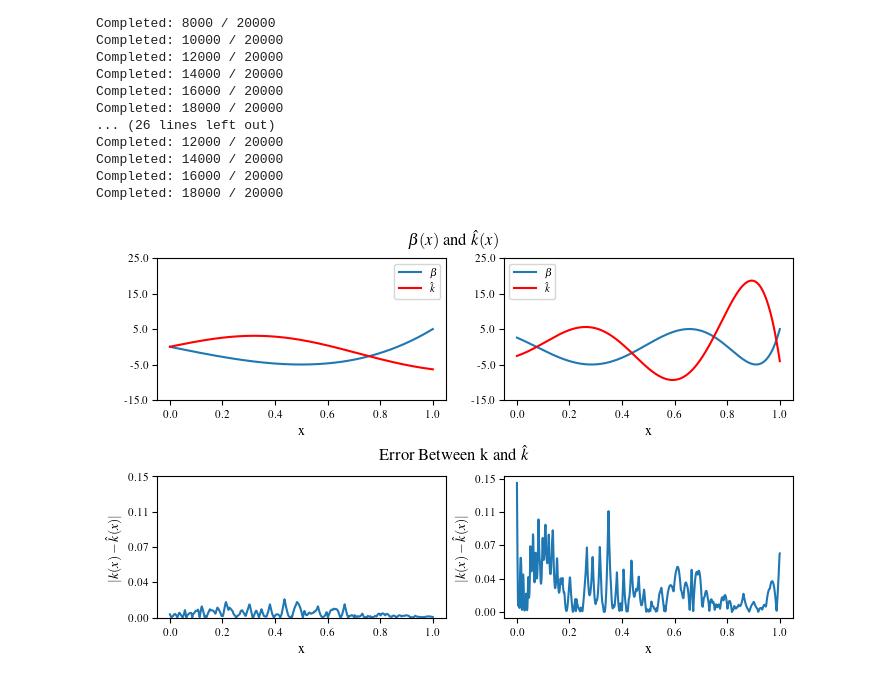
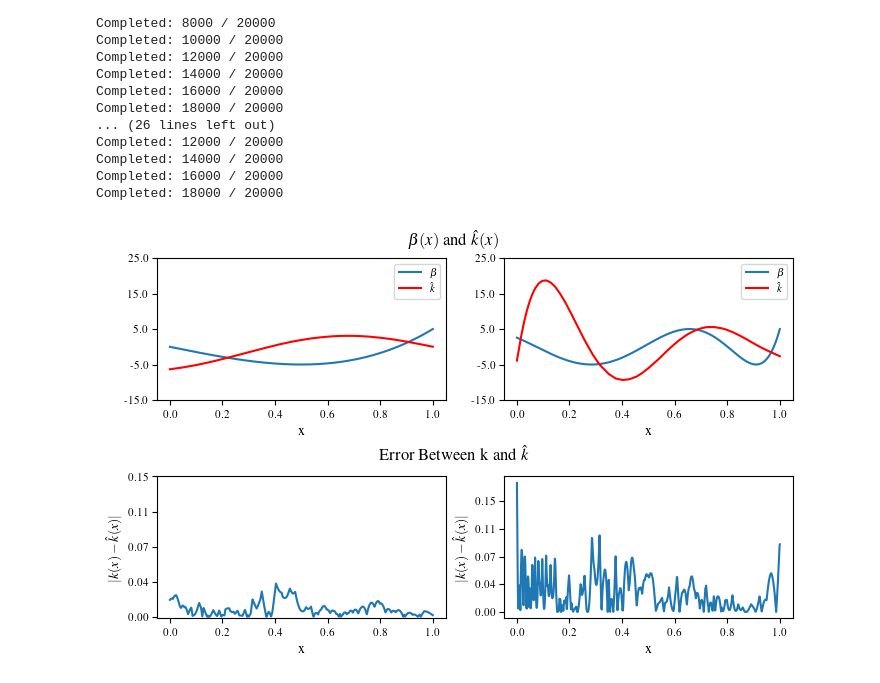
Before and after one commit to lukebhan/NeuralOperatorsForGainKernels, a Jupyter notebook: betaToK/Learning mapping beta to k.ipynb, the cells around one changed output. Saved outputs shown, nothing was run; the diff lists cells and outputs as text; code cells hidden in the pictures.

```diff
--- a/betaToK/Learning mapping beta to k.ipynb
+++ b/betaToK/Learning mapping beta to k.ipynb
@@ -421,41 +424,41 @@ yticks = np.linspace(-15, 25, 5)
 
 # Flip because kernel is constructed backwards for ease of use in control (ie 1-y)
 ax[1].plot(spatial, x[1], label=r"$\beta$")
-ax[1].plot(spatial, np.flip(y[1]), label=r"$\hat{k}$", color="red")
+ax[1].plot(spatial,yhat[1], label=r"$\hat{k}$", color="red")
 ax[1].legend()
 ax[1].ticklabel_format(style='sci',scilimits=(-3,4),axis='both')
 ax[1].set_xlabel("x")
 ax[1].yaxis.set_major_formatter(FormatStrFormatter('%.1f'))
 ax[0].plot(spatial, x[0], label=r"$\beta$")
-ax[0].plot(spatial, np.flip(y[0]), label=r"$\hat{k}$", color="red")
+ax[0].plot(spatial, yhat[0], label=r"$\hat{k}$", color="red")
 ax[0].legend()
 ax[0].ticklabel_format(style='sci',scilimits=(-3,4),axis='both')
 ax[0].set_xlabel("x")
 ax[0].yaxis.set_major_formatter(FormatStrFormatter('%.1f'))
 ax[0].set_yticks(yticks)
 ax[1].set_yticks(yticks)
 
 
 yticks = np.linspace(0, 0.15, 5)
 
 subfig = subfigs[1]
 subfig.subplots_adjust(left=0.08, bottom=0.2, right=0.98, top=.85, wspace=0.2, hspace=0.2)
 subfig.suptitle(r"Error Between k and $\hat{k}$")
 ax = subfig.subplots(nrows=1, ncols=2)
 ax[1].plot(spatial, abs(y[1]-yhat[1]))
 ax[1].ticklabel_format(style='sci',scilimits=(-3,4),axis='y')
 ax[1].set_xlabel("x")
 ax[1].set_ylabel(r"$|k(x)-\hat{k}(x)|$")
 ax[0].plot(spatial, abs(y[0]-yhat[0]))
 ax[0].ticklabel_format(style='sci',scilimits=(-3,4),axis='y')
 ax[0].set_xlabel("x")
 ax[0].set_ylabel(r"$|k(x)-\hat{k}(x)|$")
 ax[0].set_yticks(yticks)
 ax[1].set_yticks(yticks)
 ax[0].yaxis.set_major_formatter(FormatStrFormatter('%.2f'))
 ax[1].yaxis.set_major_formatter(FormatStrFormatter('%.2f'))
 # %% [output]
-[figure, old version]
+[figure, new version]
 # %%
 res = 1
 fig = plt.figure(figsize=set_size(516, 0.99, (3, 2), height_add=1))
```
Also changed, not shown: parts of 5 cells of this notebook.
